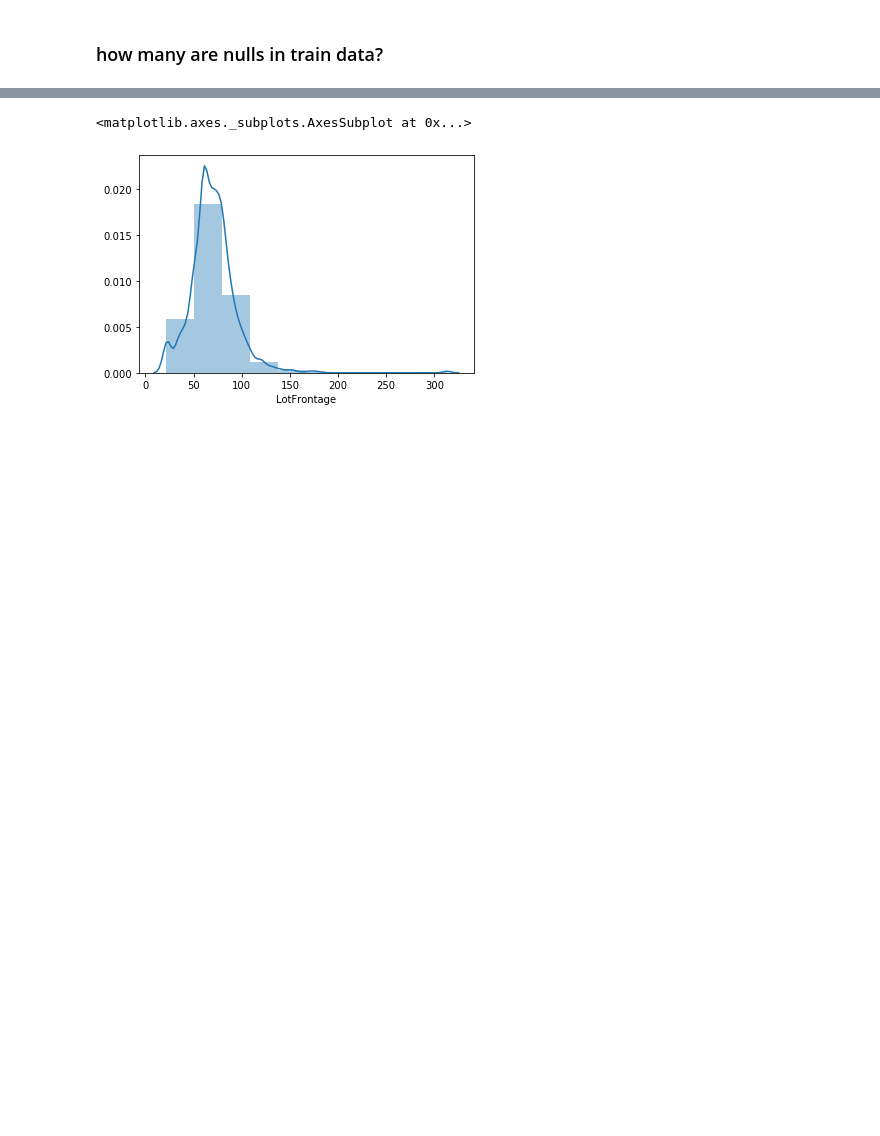
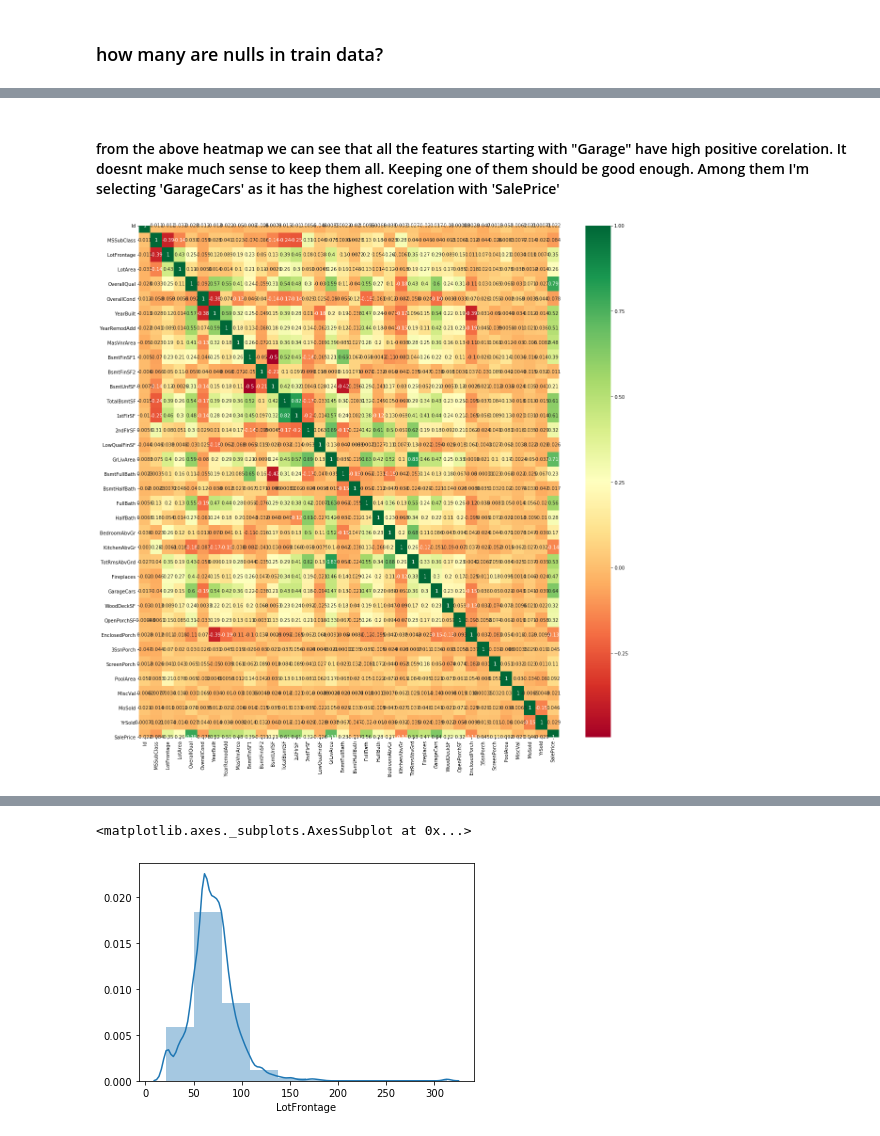
Before and after one commit to Harsh1347/Kaggle_Submission, a Jupyter notebook: House_price.ipynb, the cells around one changed output, grey strips where cells are left out. Drawn from its saved outputs; the diff is of its cells as text; code cells hidden in the pictures; blank space fills up the shorter version.

```diff
--- a/House_price.ipynb
+++ b/House_price.ipynb
@@ -627,0 +689,8 @@ test_data.drop(columns = ['Alley', 'PoolQC', 'Fence', 'MiscFeature'],inplace = T
+# %% [markdown]
+#### from the above heatmap we can see that all the features starting with "Garage" have high positive corelation. It doesnt make much sense to keep them all. Keeping one of them should be good enough. Among them I'm selecting 'GarageCars' as it has the highest corelation with 'SalePrice'
+# %%
+train_data.drop(['GarageYrBlt','GarageArea'],axis = 1,inplace = True)
+test_data.drop(['GarageYrBlt','GarageArea'],axis = 1,inplace = True)
+rel(train_data)
+# %% [output]
+[figure, added]
```
Also changed, not shown: parts of 88 cells of this notebook.
